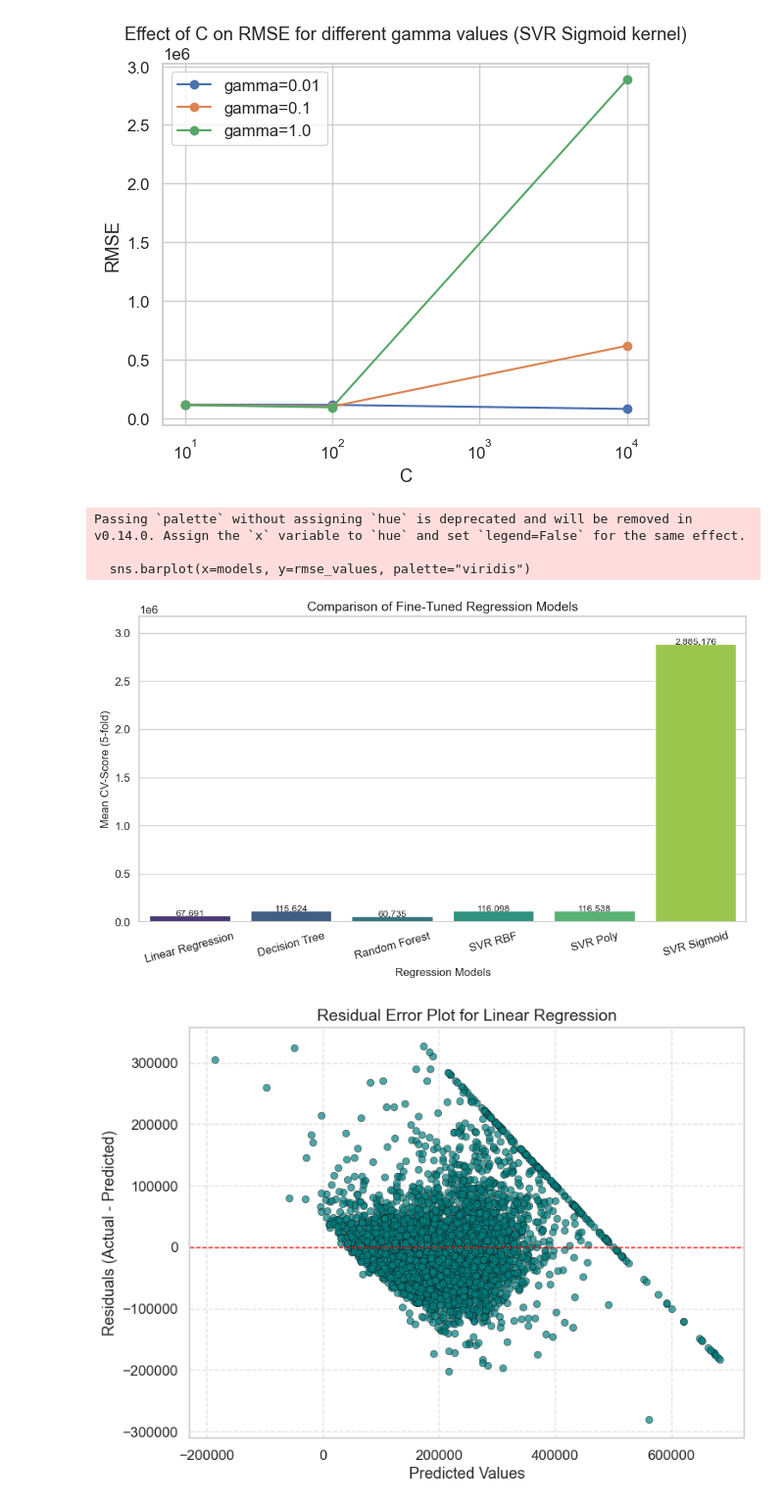
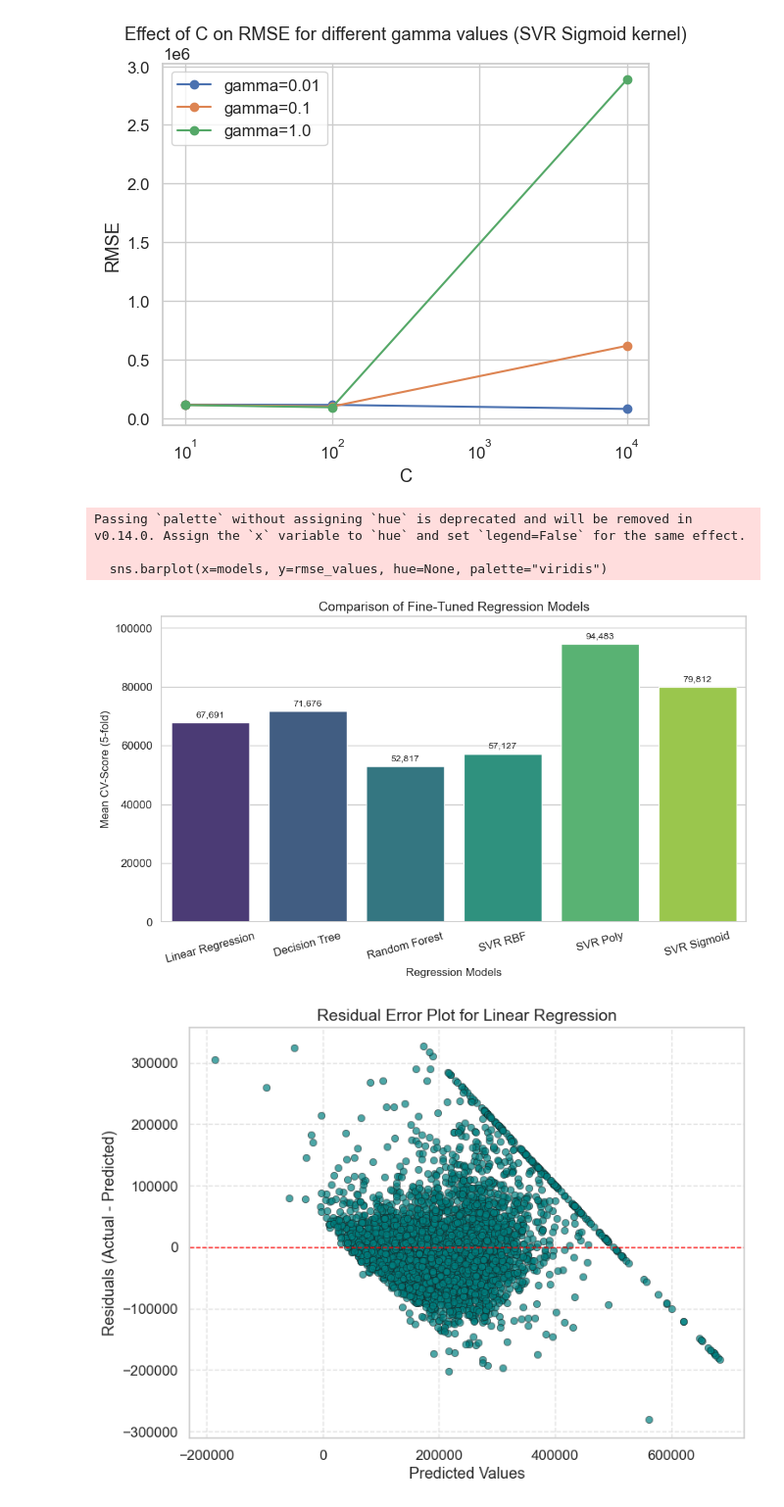
Before and after one commit to suka1901/handson-ml2, a Jupyter notebook: 02_end_to_end_machine_learning_project.ipynb, the cells around one changed output. Shown at 98% size. Cells and saved outputs as stored; diff of their text form; code cells hidden in the pictures.

Commit message:
Add figures to lab 3

```diff
--- a/02_end_to_end_machine_learning_project.ipynb
+++ b/02_end_to_end_machine_learning_project.ipynb
@@ -1840,40 +1840,40 @@ RMSE mean: 79812.06966344293
 
 # Function to extract the best mean RMSE from cv_results_
 def get_best_rmse(grid_search):
-    return np.sqrt(-grid_search.cv_results_['mean_test_score'].max())
+    return np.sqrt(-grid_search.cv_results_['mean_test_score'][grid_search.best_index_])
 
 # List of GridSearchCV objects
 grid_search_models = [grid_linear, grid_dt, grid_rf, grid_rbf, grid_poly, grid_sigmoid]
 
 # Extract RMSE values
 rmse_values = [get_best_rmse(gs) for gs in grid_search_models]
 
 # Model names
 models = ['Linear Regression', 'Decision Tree', 'Random Forest', 'SVR RBF', 'SVR Poly', 'SVR Sigmoid']
 
 # Set plot style
 sns.set_style("whitegrid")
 plt.figure(figsize=(10,6))
 
 # Create bar plot
-sns.barplot(x=models, y=rmse_values, palette="viridis")
+sns.barplot(x=models, y=rmse_values, hue=models, palette="viridis")
 plt.title("Comparison of Fine-Tuned Regression Models", fontsize=14)
 plt.ylabel("Mean CV-Score (5-fold)", fontsize=12)
 plt.xlabel("Regression Models", fontsize=12)
 plt.xticks(rotation=15)
 plt.ylim(0, max(rmse_values)*1.1)  # Add space above tallest bar
 
 # Annotate bars with RMSE values
 for i, rmse in enumerate(rmse_values):
     plt.text(i, rmse + 2000, f"{rmse:,.0f}", ha='center', fontsize=10)
 
 plt.tight_layout()
 plt.show()
 # %% [output]
 Passing `palette` without assigning `hue` is deprecated and will be removed in v0.14.0. Assign the `x` variable to `hue` and set `legend=False` for the same effect.
 
-  sns.barplot(x=models, y=rmse_values, palette="viridis")
+  sns.barplot(x=models, y=rmse_values, hue=None, palette="viridis")
-[figure, old version]
+[figure, new version]
 # %%
 
 # Predict
```
